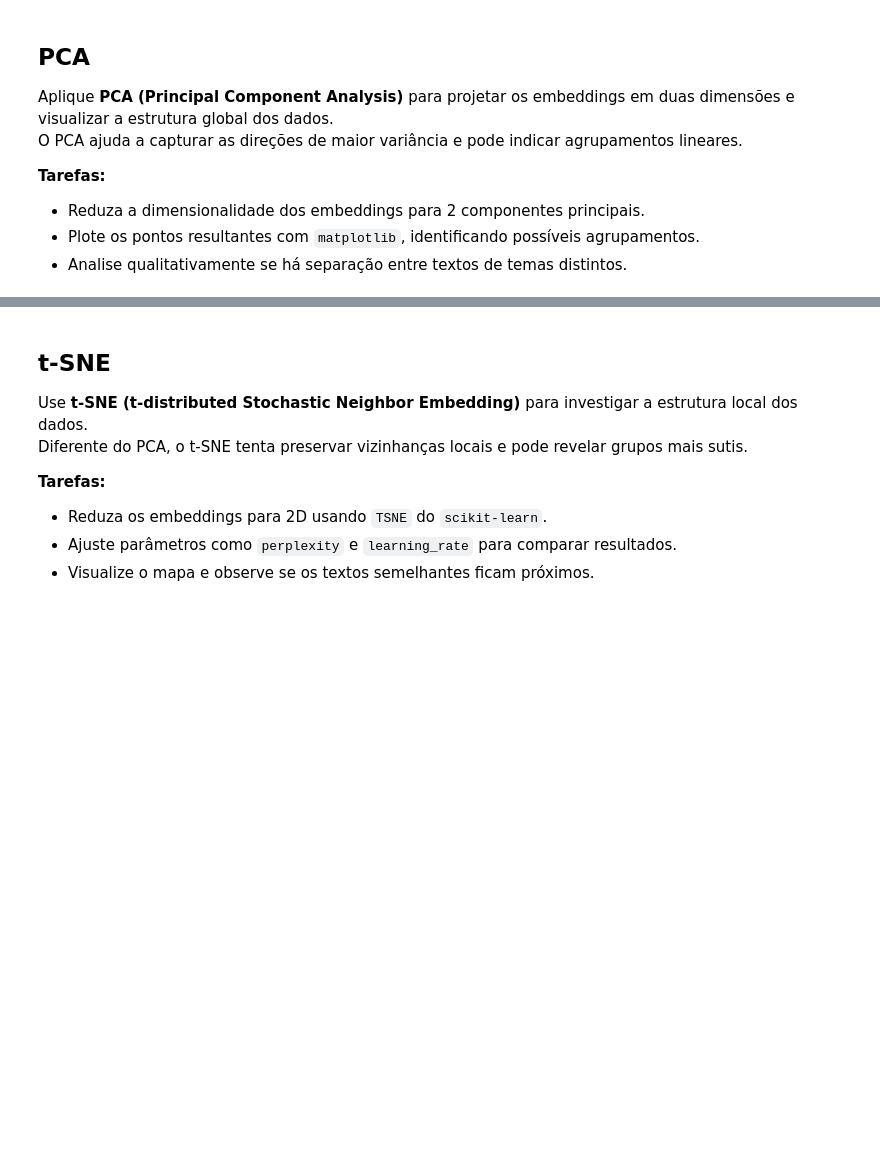
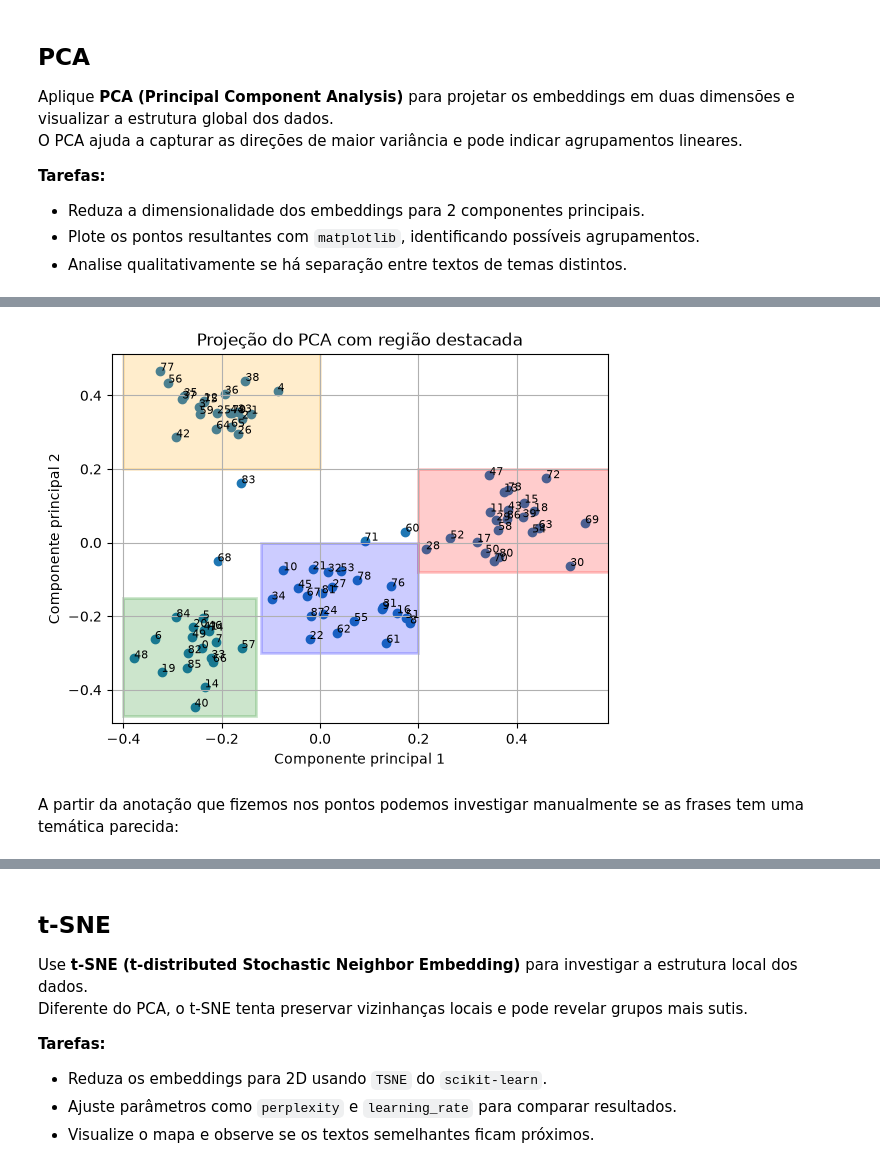
Before and after one commit to vleema/unsupervised-learning, a Jupyter notebook: 12 - Embeddings Analysis.ipynb, the cells around one changed output, grey strips where cells are left out. Cells and saved outputs as stored; diff of their text form; code cells hidden in the pictures; blank space fills up the shorter version.

```diff
--- a/12 - Embeddings Analysis.ipynb
+++ b/12 - Embeddings Analysis.ipynb
@@ -110,0 +177,59 @@ O PCA ajuda a capturar as direções de maior variância e pode indicar agrupame
+# %%
+cluster_1 = Cluster(x=-0.4, y=0.2, width=0.4, height=0.4)
+cluster_2 = Cluster(x=-0.4, y=-0.47, width=0.27, height=0.32)
+cluster_3 = Cluster(x=-0.12, y=-0.3, width=0.32, height=0.3)
+cluster_4 = Cluster(x=0.2, y=-0.08, width=0.4, height=0.28)
+# %%
+
+cluster_1_rect = Rectangle(
+    (cluster_1.x, cluster_1.y),
+    cluster_1.width,
+    cluster_1.height,
+    facecolor="orange",
+    alpha=0.2,
+    edgecolor="orange",
+    linewidth=2,
+)
+
+cluster_2_rect = Rectangle(
+    (cluster_2.x, cluster_2.y),
+    cluster_2.width,
+    cluster_2.height,
+    facecolor="green",
+    alpha=0.2,
+    edgecolor="green",
+    linewidth=2,
+)
+
+cluster_3_rect = Rectangle(
+    (cluster_3.x, cluster_3.y),
+    cluster_3.width,
+    cluster_3.height,
+    facecolor="blue",
+    alpha=0.2,
+    edgecolor="blue",
+    linewidth=2,
+)
+
+cluster_4_rect = Rectangle(
+    (cluster_4.x, cluster_4.y),
+    cluster_4.width,
+    cluster_4.height,
+    facecolor="red",
+    alpha=0.2,
+    edgecolor="red",
+    linewidth=2,
+)
+
+
+ax.add_patch(cluster_1_rect)
+ax.add_patch(cluster_2_rect)
+ax.add_patch(cluster_3_rect)
+ax.add_patch(cluster_4_rect)
+ax.set_title("Projeção do PCA com região destacada")
+
+fig
+# %% [output]
+[figure, added]
+# %% [markdown]
+A partir da anotação que fizemos nos pontos podemos investigar manualmente se as frases tem uma temática parecida:
```
Also changed, not shown: parts of 24 cells of this notebook, 10 other files.
